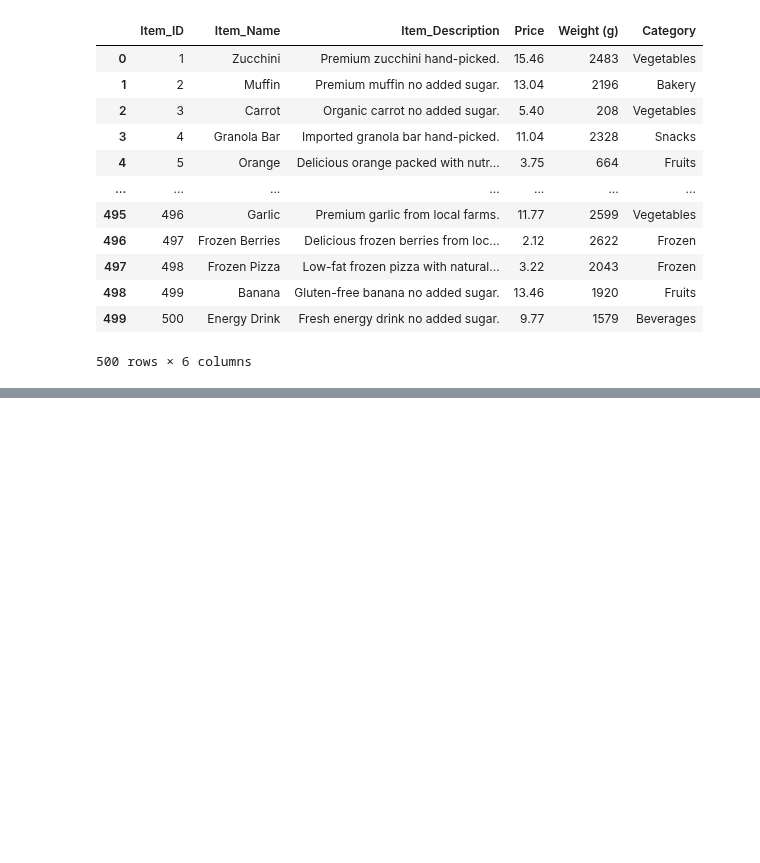
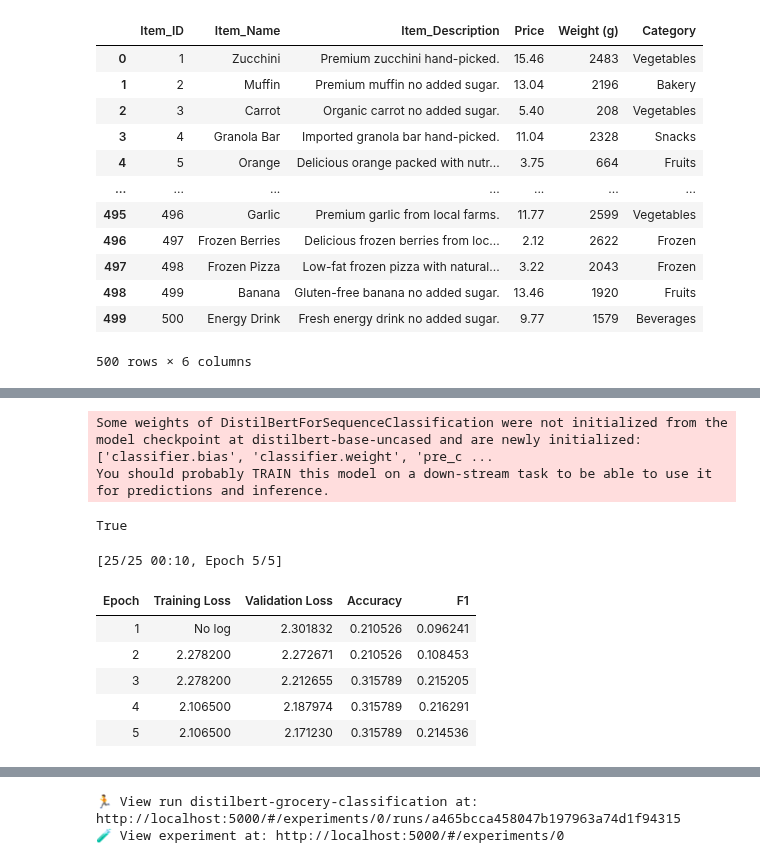
Before and after one commit to manuelmaior29/ds-playground, a Jupyter notebook: ml/grocery-classification/sandbox.ipynb, the cells around one changed output, grey strips where cells are left out. Saved outputs shown, nothing was run; the diff lists cells and outputs as text; code cells hidden in the pictures; blank space fills up the shorter version.

```diff
--- a/ml/grocery-classification/sandbox.ipynb
+++ b/ml/grocery-classification/sandbox.ipynb
@@ -70,0 +156,10 @@ Text(0, 0.5, 'Principal Component 2')
+# %%
+from transformers import DistilBertForSequenceClassification
+
+model = DistilBertForSequenceClassification.from_pretrained(
+    "distilbert-base-uncased",
+    num_labels=num_labels
+)
+# %% [output]
+Some weights of DistilBertForSequenceClassification were not initialized from the model checkpoint at distilbert-base-uncased and are newly initialized: ['classifier.bias', 'classifier.weight', 'pre_c ...
+You should probably TRAIN this model on a down-stream task to be able to use it for predictions and inference.
@@ -70,0 +179,67 @@ Text(0, 0.5, 'Principal Component 2')
+# %%
+from sklearn.metrics import accuracy_score, f1_score
+
+def compute_metrics(pred):
+    labels = pred.label_ids
+    preds = pred.predictions.argmax(-1)
+    return {
+        "accuracy": accuracy_score(labels, preds),
+        "f1": f1_score(labels, preds, average="weighted")
+    }
+# %%
+import mlflow
+from transformers import TrainerCallback
+
+class MLFlowLoggingCallback(TrainerCallback):
+    def on_log(self, args, state, control, logs=None, **kwargs):
+        if logs:
+            for k, v in logs.items():
+                mlflow.log_metric(k, v, step=state.global_step)
+# %%
+import torch
+torch.__version__
+print(torch.cuda.is_available())
+# %% [output]
+True
+# %%
+import mlflow.transformers
+from transformers import Trainer
+
+mlflow.set_tracking_uri("http://localhost:5000")
+with mlflow.start_run(run_name="distilbert-grocery-classification"):
+
+    # Log params
+    mlflow.log_param("model_name", "distilbert-base-uncased")
+    mlflow.log_param("epochs", training_args.num_train_epochs)
+    mlflow.log_param("batch_size", training_args.per_device_train_batch_size)
+    mlflow.log_param("weight_decay", training_args.weight_decay)
+
+    trainer = Trainer(
+        model=model,
+        args=training_args,
+        train_dataset=tokenized_dataset["train"],
+        eval_dataset=tokenized_dataset["test"],
+        compute_metrics=compute_metrics,
+        tokenizer=tokenizer,
+        callbacks=[MLFlowLoggingCallback()]
+    )
+
+    trainer.train()
+
+    save_path = "groceries-distilbert-mlflow"
+    trainer.save_model(save_path)
+    tokenizer.save_pretrained(save_path)
+
+    mlflow.transformers.log_model(
+        transformers_model={"model": model, "tokenizer": tokenizer},
+        artifact_path="model",
+        task="text-classification"
+    )
+# %% [output]
+[25/25 00:10, Epoch 5/5]
+| Epoch | Training Loss | Validation Loss | Accuracy | F1 |
+| 1 | No log | 2.301832 | 0.210526 | 0.096241 |
+| 2 | 2.278200 | 2.272671 | 0.210526 | 0.108453 |
+| 3 | 2.278200 | 2.212655 | 0.315789 | 0.215205 |
+| 4 | 2.106500 | 2.187974 | 0.315789 | 0.216291 |
+| 5 | 2.106500 | 2.171230 | 0.315789 | 0.214536 |
@@ -70,0 +252,2 @@ Text(0, 0.5, 'Principal Component 2')
+🏃 View run distilbert-grocery-classification at: http://localhost:5000/#/experiments/0/runs/a465bcca458047b197963a74d1f94315
+🧪 View experiment at: http://localhost:5000/#/experiments/0
```
Also changed, not shown: parts of 25 cells of this notebook, 1 other file.
